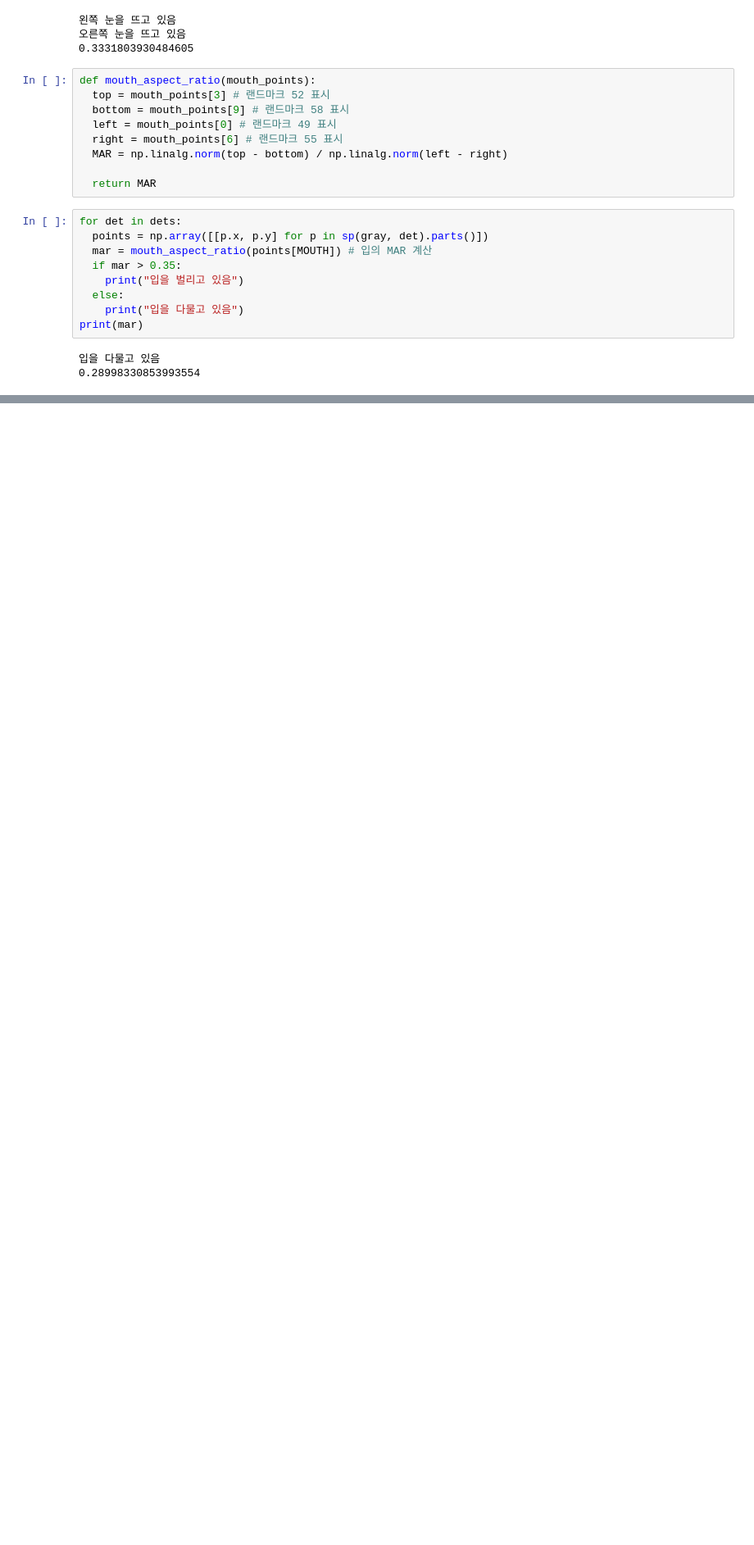
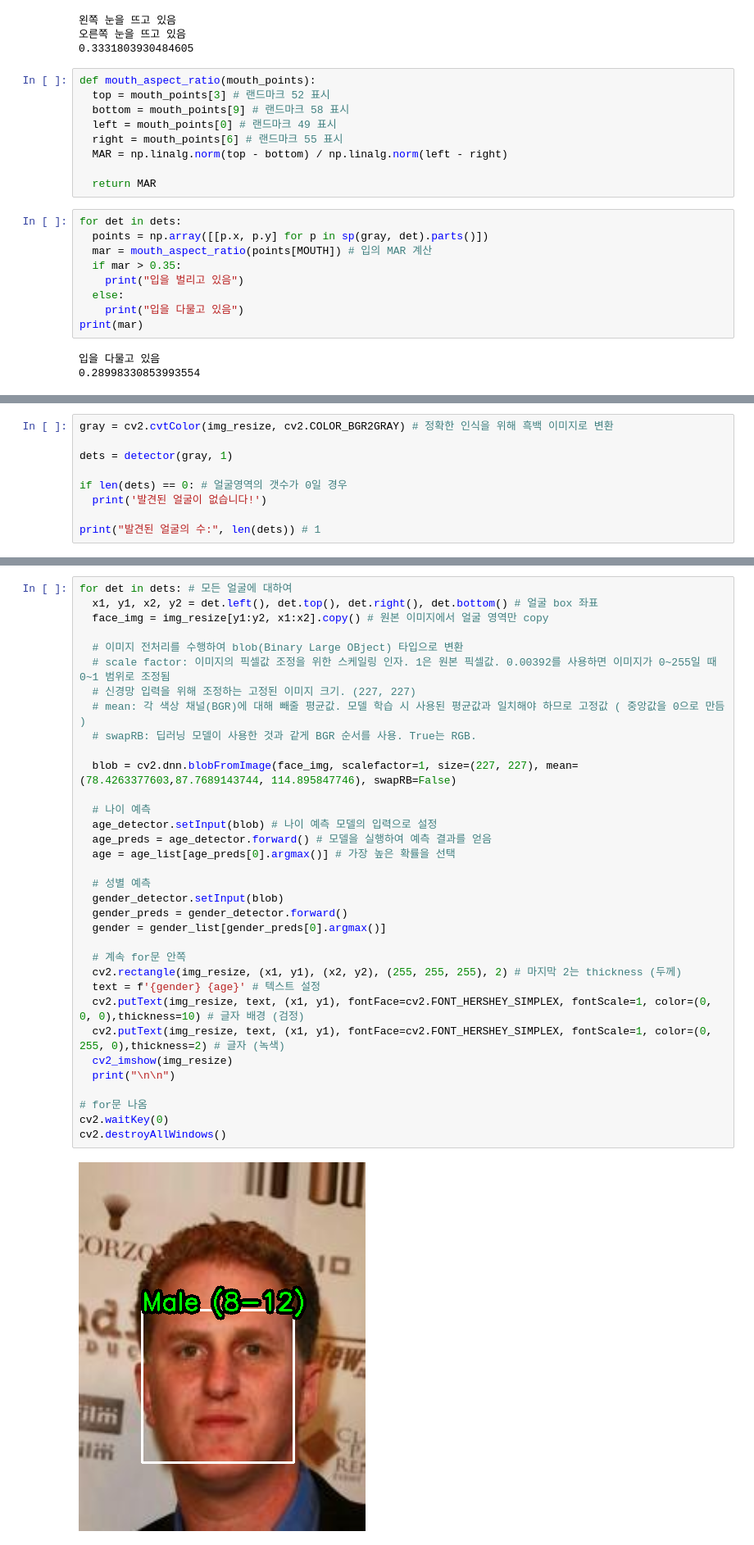
Before and after one commit to Ryu4824/AI_ImgStudy, a Jupyter notebook: CNN_기본 활용/3_5_1_OpenCV와_딥러닝을_이용한_얼굴_인식.ipynb, the cells around one changed output, grey strips where cells are left out. Shown at 82% size. Drawn from its saved outputs; the diff is of its cells as text; blank space fills up the shorter version.

```diff
--- a/CNN_기본 활용/3_5_1_OpenCV와_딥러닝을_이용한_얼굴_인식.ipynb
+++ b/CNN_기본 활용/3_5_1_OpenCV와_딥러닝을_이용한_얼굴_인식.ipynb
@@ -218,0 +259,9 @@ print(mar)
+# %%
+gray = cv2.cvtColor(img_resize, cv2.COLOR_BGR2GRAY) # 정확한 인식을 위해 흑백 이미지로 변환
+
+dets = detector(gray, 1)
+
+if len(dets) == 0: # 얼굴영역의 갯수가 0일 경우
+  print('발견된 얼굴이 없습니다!')
+
+print("발견된 얼굴의 수:", len(dets)) # 1
@@ -218,0 +270,36 @@ print(mar)
+# %%
+for det in dets: # 모든 얼굴에 대하여
+  x1, y1, x2, y2 = det.left(), det.top(), det.right(), det.bottom() # 얼굴 box 좌표
+  face_img = img_resize[y1:y2, x1:x2].copy() # 원본 이미지에서 얼굴 영역만 copy
+
+  # 이미지 전처리를 수행하여 blob(Binary Large OBject) 타입으로 변환
+  # scale factor: 이미지의 픽셀값 조정을 위한 스케일링 인자. 1은 원본 픽셀값. 0.00392를 사용하면 이미지가 0~255일 때 0~1 범위로 조정됨
+  # 신경망 입력을 위해 조정하는 고정된 이미지 크기. (227, 227)
+  # mean: 각 색상 채널(BGR)에 대해 빼줄 평균값. 모델 학습 시 사용된 평균값과 일치해야 하므로 고정값 ( 중앙값을 0으로 만듬 )
+  # swapRB: 딥러닝 모델이 사용한 것과 같게 BGR 순서를 사용. True는 RGB.
+
+  blob = cv2.dnn.blobFromImage(face_img, scalefactor=1, size=(227, 227), mean=(78.4263377603,87.7689143744, 114.895847746), swapRB=False)
+
+  # 나이 예측
+  age_detector.setInput(blob) # 나이 예측 모델의 입력으로 설정
+  age_preds = age_detector.forward() # 모델을 실행하여 예측 결과를 얻음
+  age = age_list[age_preds[0].argmax()] # 가장 높은 확률을 선택
+
+  # 성별 예측
+  gender_detector.setInput(blob)
+  gender_preds = gender_detector.forward()
+  gender = gender_list[gender_preds[0].argmax()]
+
+  # 계속 for문 안쪽
+  cv2.rectangle(img_resize, (x1, y1), (x2, y2), (255, 255, 255), 2) # 마지막 2는 thickness (두께)
+  text = f'{gender} {age}' # 텍스트 설정
+  cv2.putText(img_resize, text, (x1, y1), fontFace=cv2.FONT_HERSHEY_SIMPLEX, fontScale=1, color=(0, 0, 0),thickness=10) # 글자 배경 (검정)
+  cv2.putText(img_resize, text, (x1, y1), fontFace=cv2.FONT_HERSHEY_SIMPLEX, fontScale=1, color=(0, 255, 0),thickness=2) # 글자 (녹색)
+  cv2_imshow(img_resize)
+  print("\n\n")
+
+# for문 나옴
+cv2.waitKey(0)
+cv2.destroyAllWindows()
+# %% [output]
+[figure, added]
```
Also changed, not shown: parts of 7 cells of this notebook, 1 other file.
